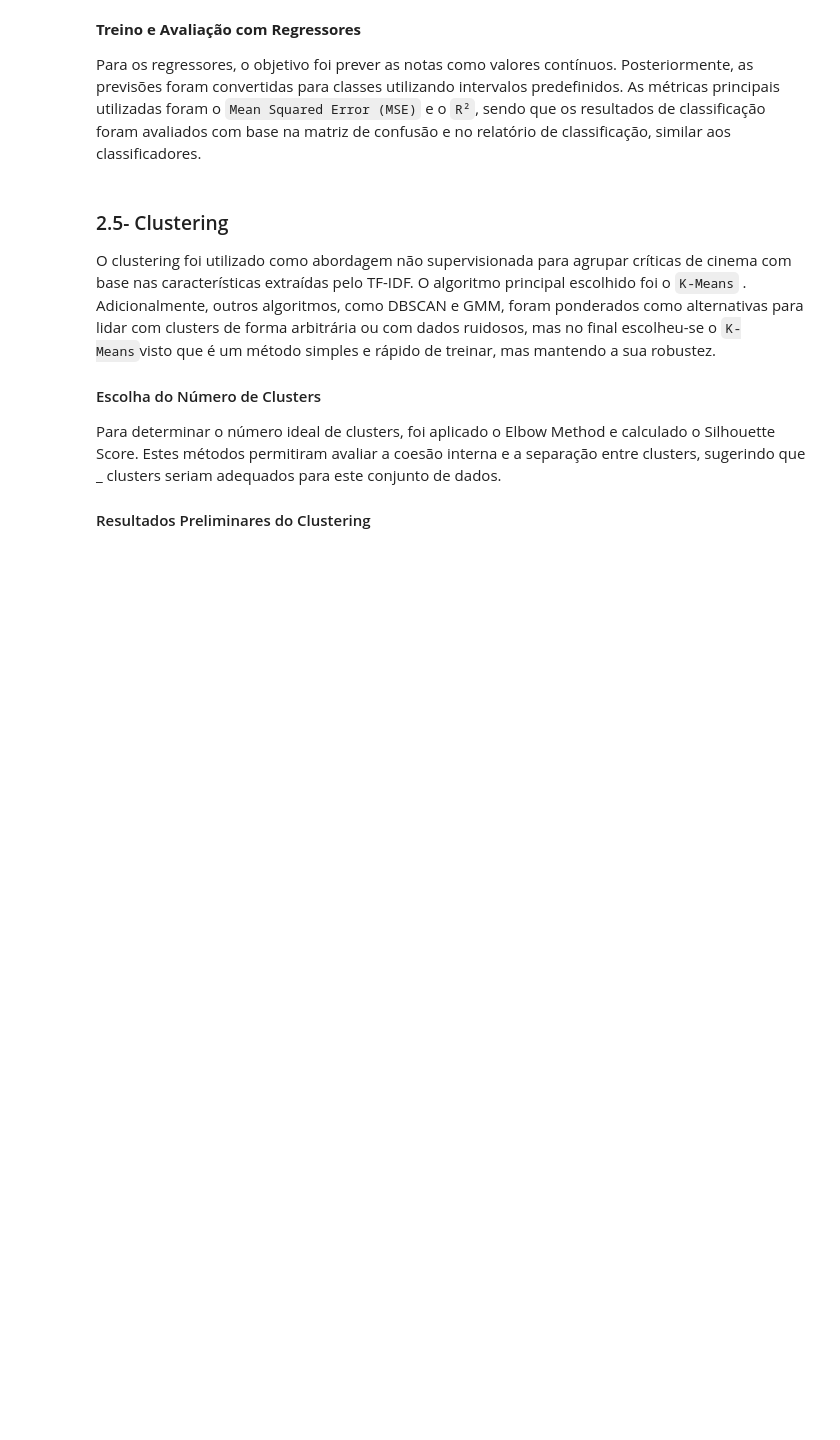
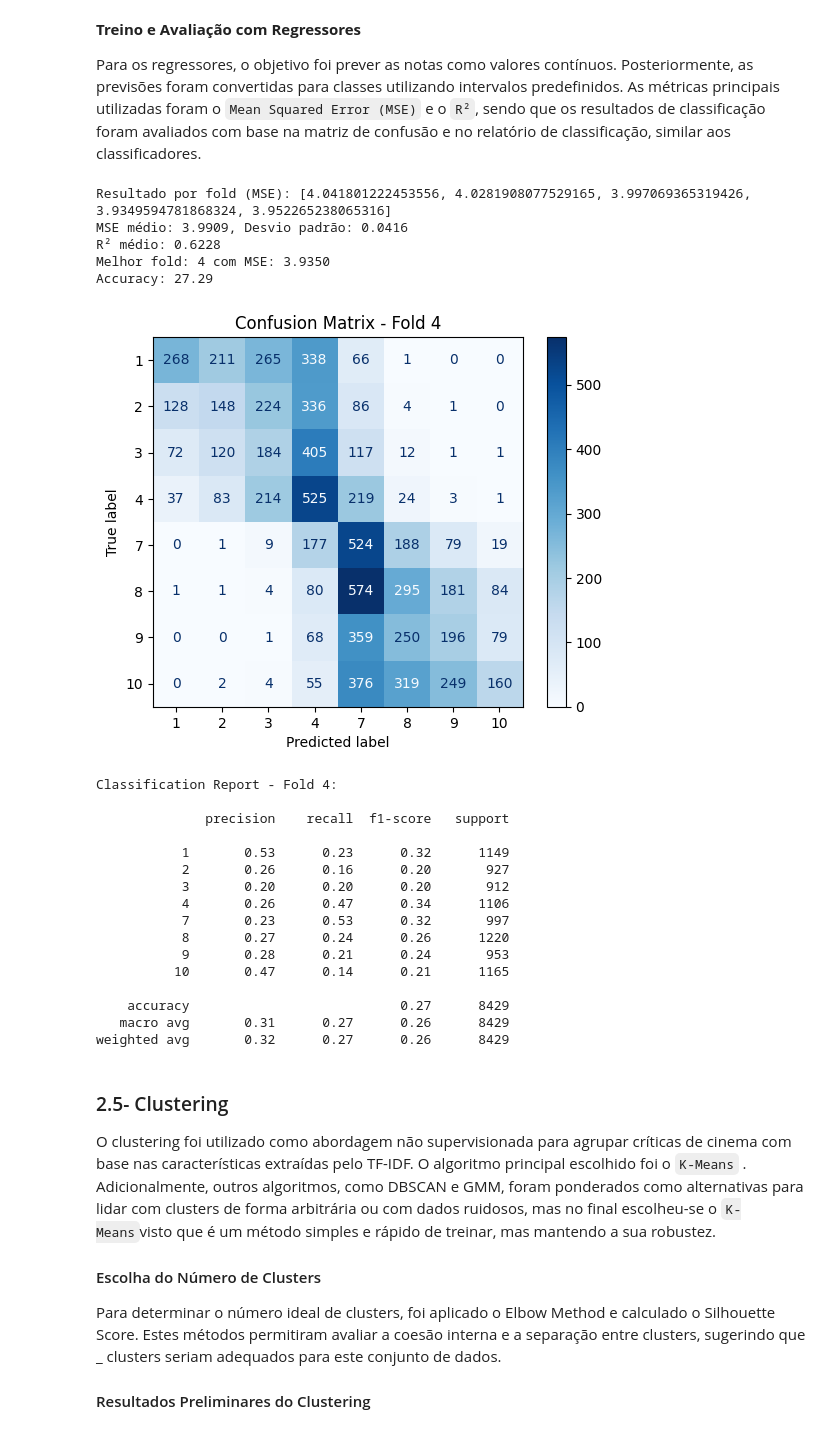
Before and after one commit to tomasmatos6/AA, a Jupyter notebook: Trabs/Trab2/trab2.ipynb, the cells around one changed output. Cells and saved outputs as stored; diff of their text form; code cells hidden in the pictures; blank space fills up the shorter version.

```diff
--- a/Trabs/Trab2/trab2.ipynb
+++ b/Trabs/Trab2/trab2.ipynb
@@ -374,10 +390,10 @@ best_results = {}
 bins = [1.5, 2.5, 3.5, 5.5, 7.5, 8.5, 9.5]
 classes = [1, 2, 3, 4, 7, 8, 9, 10]
 
-for fold_idx, (train_index, test_index) in enumerate(kf.split(X), 1):
+for fold_idx, (train_index, test_index) in enumerate(kf.split(X_tfidf), 1):
     # Separar os dados de treino e teste
-    X_train, X_test = X[train_index], X[test_index]
-    y_train, y_test = y[train_index], y[test_index]
+    X_train, X_test = X_tfidf[train_index], X_tfidf[test_index]
+    y_train, y_test = y_resampled[train_index], y_resampled[test_index]
 
     # Treinar o modelo
     model.fit(X_train, y_train)
@@ -425,33 +441,59 @@ for fold_idx, (train_index, test_index) in enumerate(kf.split(X), 1):
             "y_pred": y_pred_class,
             "y_pred_continuous": y_pred_ridge,
         }
 
 # Exibir resultados
 mean_mse = np.mean(mse_scores)
 std_mse = np.std(mse_scores)
 mean_r2 = np.mean(r2_scores)
 
 print(f"Resultado por fold (MSE): {mse_scores}")
 print(f"MSE médio: {mean_mse:.4f}, Desvio padrão: {std_mse:.4f}")
 print(f"R² médio: {mean_r2:.4f}")
 print(f"Melhor fold: {best_fold} com MSE: {best_mse:.4f}")
 
 
 # Detalhes do melhor fold
 y_test = best_results["y_test"]
 y_pred_class = best_results["y_pred"]
 y_pred_continuous = best_results["y_pred_continuous"]
 
+accuracy = accuracy_score(y_test, y_pred_class) * 100
+print(f"Accuracy: {accuracy:.2f}")
+
 # Matriz de Confusão
 cm = confusion_matrix(y_test, y_pred_class)
 cmd = ConfusionMatrixDisplay(confusion_matrix=cm, display_labels=classes)
 cmd.plot(cmap=plt.cm.Blues)
 plt.title(f"Confusion Matrix - Fold {best_fold}")
 plt.show()
 
 # Classification Report
 print(f"\nClassification Report - Fold {best_fold}:\n")
 print(classification_report(y_test, y_pred_class, target_names=[str(cls) for cls in classes]))
+# %% [output]
+Resultado por fold (MSE): [4.041801222453556, 4.0281908077529165, 3.997069365319426, 3.9349594781868324, 3.952265238065316]
+MSE médio: 3.9909, Desvio padrão: 0.0416
+R² médio: 0.6228
+Melhor fold: 4 com MSE: 3.9350
+Accuracy: 27.29
+[figure, added]
+Classification Report - Fold 4:
+
+              precision    recall  f1-score   support
+
+           1       0.53      0.23      0.32      1149
+           2       0.26      0.16      0.20       927
+           3       0.20      0.20      0.20       912
+           4       0.26      0.47      0.34      1106
+           7       0.23      0.53      0.32       997
+           8       0.27      0.24      0.26      1220
+           9       0.28      0.21      0.24       953
+          10       0.47      0.14      0.21      1165
+
+    accuracy                           0.27      8429
+   macro avg       0.31      0.27      0.26      8429
+weighted avg       0.32      0.27      0.26      8429
 # %% [markdown]
 ### 2.5- Clustering
 
```
Also changed, not shown: parts of 10 cells of this notebook.
